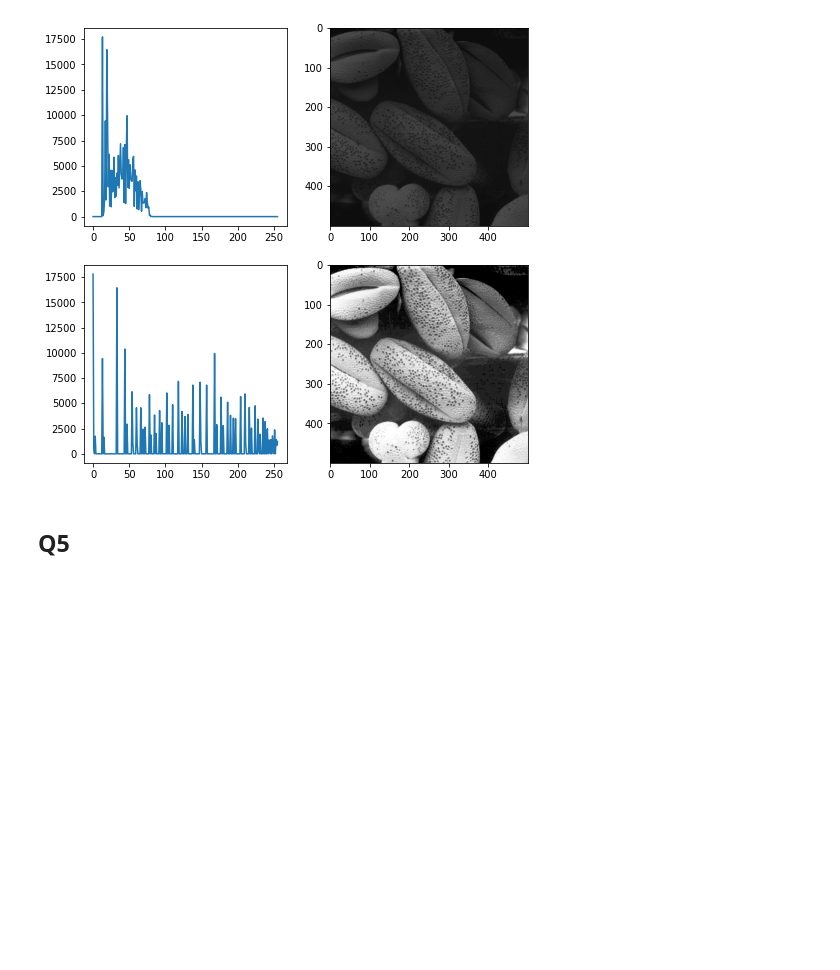
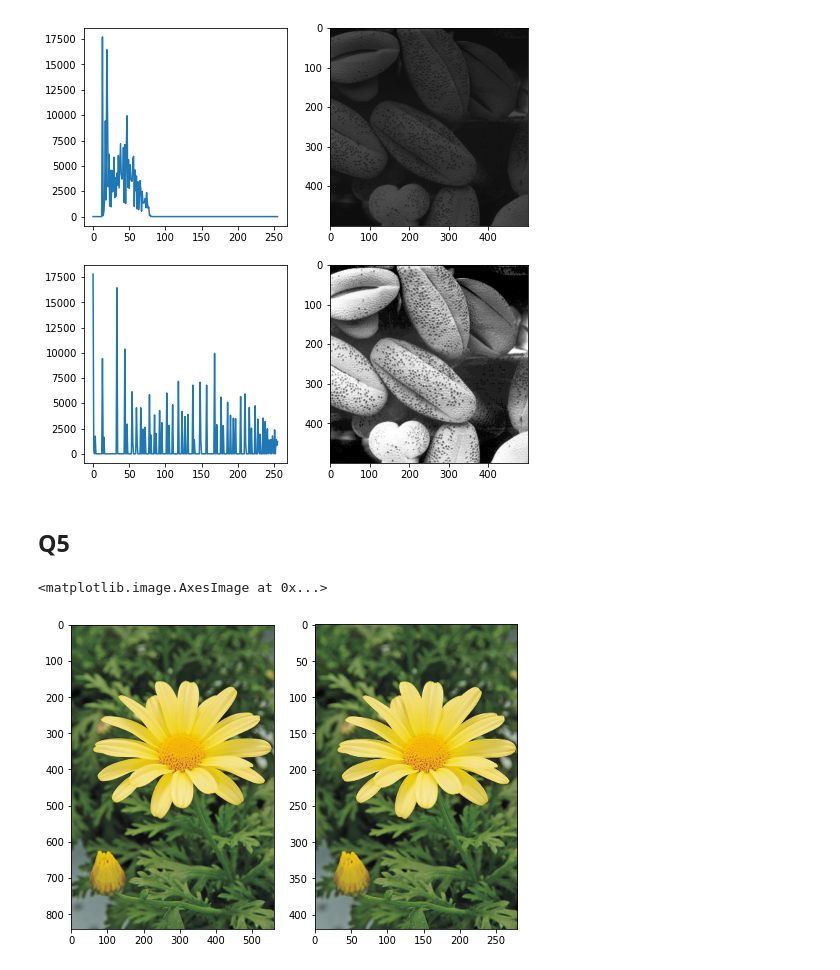
Before and after one commit to muditha11/ImageProcessingAndMachineVision, a Jupyter notebook: assignment 1/assignment1.ipynb, the cells around one changed output. Cells and saved outputs as stored; diff of their text form; code cells hidden in the pictures; blank space fills up the shorter version.

```diff
--- a/assignment 1/assignment1.ipynb
+++ b/assignment 1/assignment1.ipynb
@@ -150,3 +157,28 @@ ax[1][1].imshow(g)
 [figure]
 # %% [markdown]
 ## Q5
+# %%
+img = cv2.imread("daisy.jpg")
+img_RGB = cv2.cvtColor(img,cv2.COLOR_BGR2RGB)
+
+
+scale = 0.5
+rows = int(scale*img.shape[0])
+cols = int(scale*img.shape[1])
+
+zoomed = np.zeros((rows,cols,3),dtype=img.dtype)
+
+for i in range(0,rows):
+    for j in range(0,cols):
+        for k in range(0,3):
+            zoomed[i,j,k] = img[int(round(i/scale)),int(round(j/scale)),k]
+
+zoomed_RGB = cv2.cvtColor(zoomed,cv2.COLOR_BGR2RGB)
+
+
+fig, ax  = plt.subplots(1,2,figsize = (8,8))
+ax[0].imshow(img_RGB)
+ax[1].imshow(zoomed_RGB)
+# %% [output]
+<matplotlib.image.AxesImage at 0x...>
+[figure, added]
```
Also changed, not shown: parts of 3 cells of this notebook.
